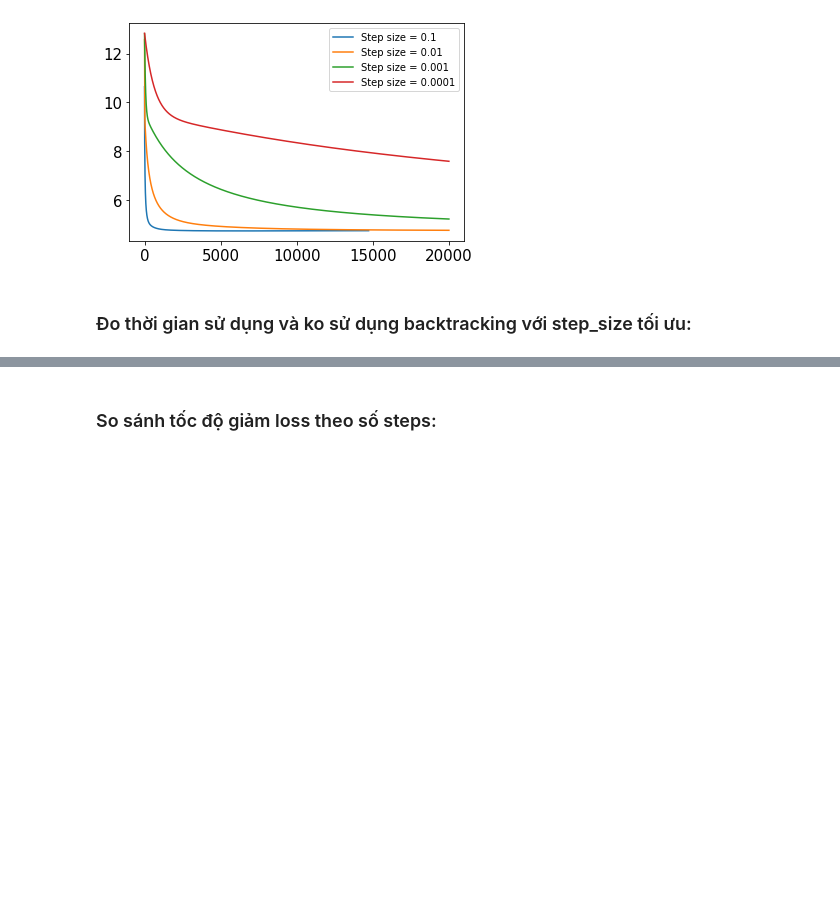
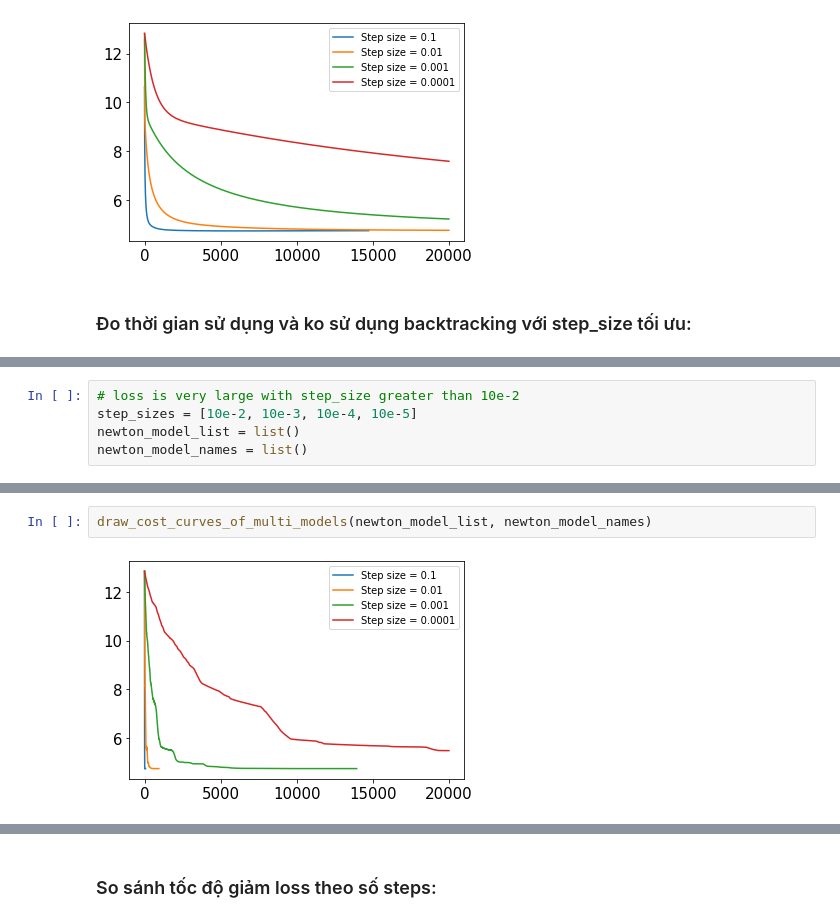
Before and after one commit to hungvm2/advance_optimization, a Jupyter notebook: Bai tap 3.ipynb, the cells around one changed output, grey strips where cells are left out. Drawn from its saved outputs; the diff is of its cells as text; blank space fills up the shorter version.

```diff
--- a/Bai tap 3.ipynb
+++ b/Bai tap 3.ipynb
@@ -427,0 +469,5 @@ Fitting time of GD with BT:  6.099782943725586
+# %%
+# loss is very large with step_size greater than 10e-2
+step_sizes = [10e-2, 10e-3, 10e-4, 10e-5]
+newton_model_list = list()
+newton_model_names = list()
@@ -427,0 +487,4 @@ Fitting time of GD with BT:  6.099782943725586
+# %%
+draw_cost_curves_of_multi_models(newton_model_list, newton_model_names)
+# %% [output]
+[figure, added]
```
Also changed, not shown: parts of 19 cells of this notebook.
